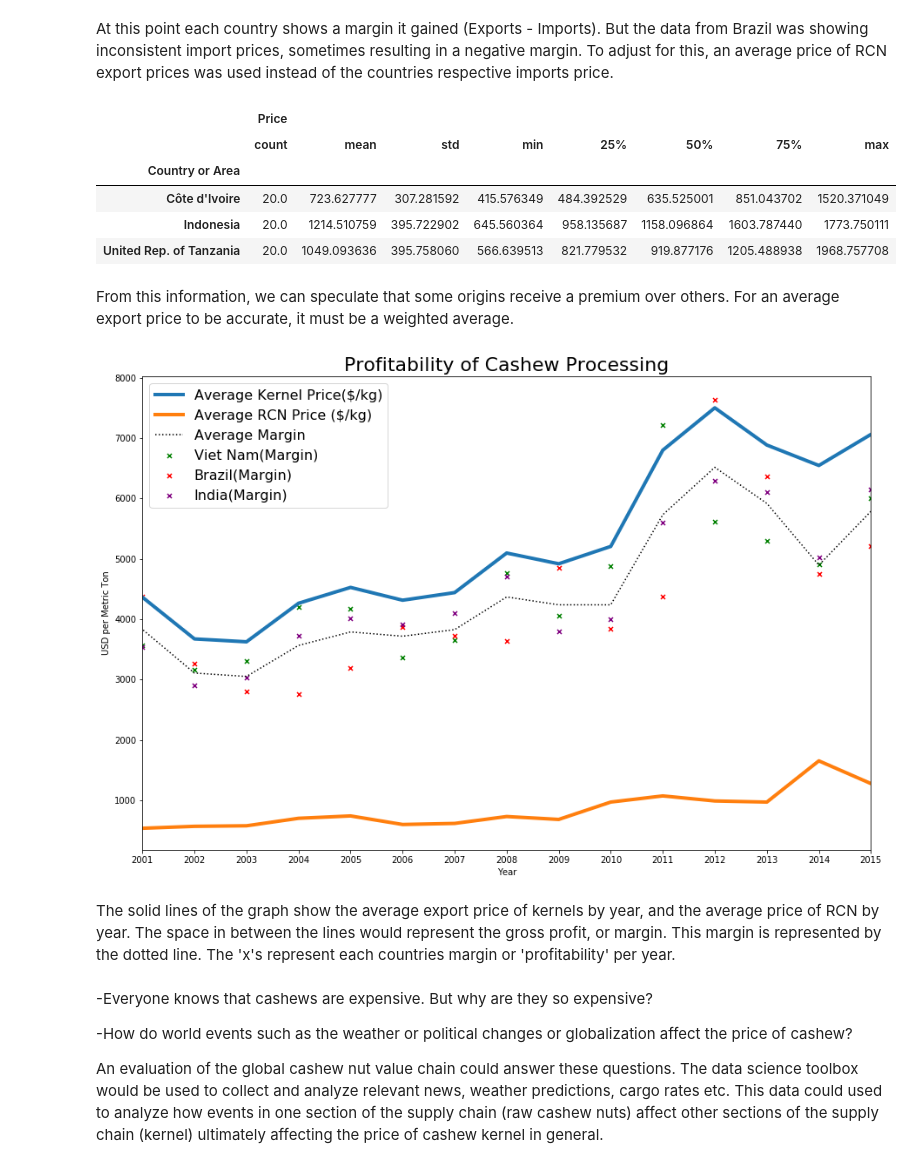
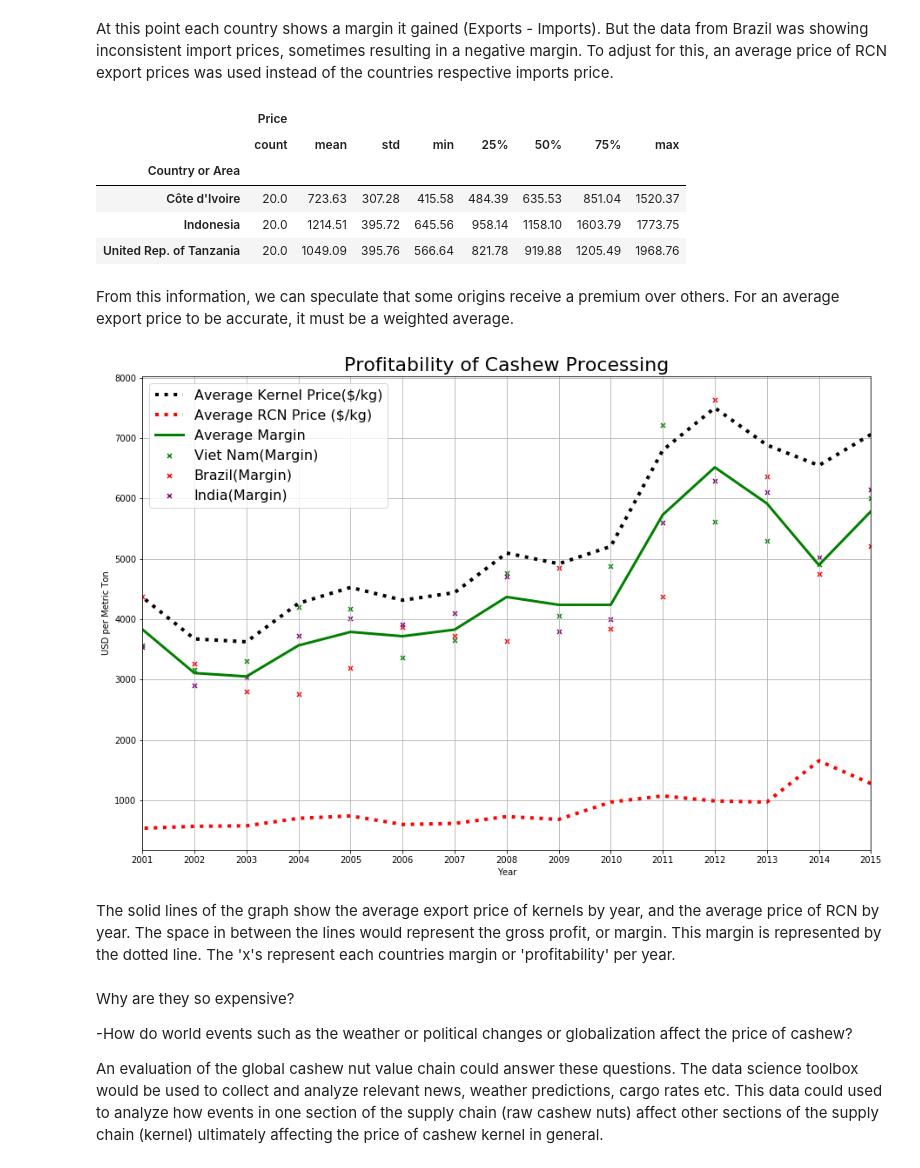
Before and after one commit to ExtraLime/cashew, a Jupyter notebook: cashew-trade.ipynb, the cells around one changed output. Drawn from its saved outputs; the diff is of its cells as text; code cells hidden in the pictures.

```diff
--- a/cashew-trade.ipynb
+++ b/cashew-trade.ipynb
@@ -208,14 +211,14 @@ tzn['Price'] = tzn['Trade (USD)']/tzn['Quantity']
 indo['Price'] = indo['Trade (USD)']/indo['Quantity']
 mkt_exp_price = pd.concat([ivc, tzn, indo])#DF with selected countries
 
-mkt_exp_price[['Price']].groupby(mkt_exp_price['Country or Area']).describe()
+mkt_exp_price[['Price']].groupby(mkt_exp_price['Country or Area']).describe().round(2)
 # %% [output]
 |  | Price |  |  |  |  |  |  |  |
 |  | count | mean | std | min | 25% | 50% | 75% | max |
 | Country or Area |  |  |  |  |  |  |  |  |
-| Côte d'Ivoire | 20.0 | 723.627777 | 307.281592 | 415.576349 | 484.392529 | 635.525001 | 851.043702 | 1520.371049 |
-| Indonesia | 20.0 | 1214.510759 | 395.722902 | 645.560364 | 958.135687 | 1158.096864 | 1603.787440 | 1773.750111 |
-| United Rep. of Tanzania | 20.0 | 1049.093636 | 395.758060 | 566.639513 | 821.779532 | 919.877176 | 1205.488938 | 1968.757708 |
+| Côte d'Ivoire | 20.0 | 723.63 | 307.28 | 415.58 | 484.39 | 635.53 | 851.04 | 1520.37 |
+| Indonesia | 20.0 | 1214.51 | 395.72 | 645.56 | 958.14 | 1158.10 | 1603.79 | 1773.75 |
+| United Rep. of Tanzania | 20.0 | 1049.09 | 395.76 | 566.64 | 821.78 | 919.88 | 1205.49 | 1968.76 |
 # %% [markdown]
 From this information, we can speculate that some origins receive a premium over others. For an average export price to be accurate, it must be a weighted average.
 # %%
@@ -260,39 +263,40 @@ nrm_avg_mar = list(avg_mar['NRM AVG'])
 # %%
 #Plot average RCN price, average kernel price and gross profit by country
 plt.figure(figsize=(15,10))
-plt.plot(years, nrm_avg_exp, label='Average Kernel Price($/kg)', linewidth=4)
-plt.plot(years, adj_mkt_price, label='Average RCN Price ($/kg)', linewidth=4)
-plt.plot(years, nrm_avg_mar, label='Average Margin', color='black', linestyle='dotted')
+plt.plot(years, nrm_avg_exp, label='Average Kernel Price($/kg)', color='black', linestyle='dotted', linewidth=4)
+plt.plot(years, adj_mkt_price, label='Average RCN Price ($/kg)', color='red', linestyle='dotted', linewidth=4)
+plt.plot(years, nrm_avg_mar, label='Average Margin', color='green', linewidth=3)
 plt.scatter(
     x=vprices['Year'],
     y=vprices['Margin'],
     color='green', marker='x',
     s=25, label='Viet Nam(Margin)')
 plt.scatter(
     x=bprices['Year'],
     y=bprices['Margin'],
     color='red', marker='x',
     s=25, label='Brazil(Margin)'
     )
 plt.scatter(
     x=indprices['Year'],
     y=indprices['Margin'],
     color='purple', marker='x',
     s=25, label='India(Margin)')
 plt.xlim(2001,2015)
 plt.xticks(range(2001,2016, 1))
 plt.xlabel('Year')
 plt.ylabel('USD per Metric Ton')
 plt.title("Profitability of Cashew Processing", fontsize=22)
 plt.legend(loc='upper left', fontsize=16)
+plt.grid(True)
 
 plt.show()
 # %% [output]
-[figure, old version]
+[figure, new version]
 # %% [markdown]
 The solid lines of the graph show the average export price of kernels by year, and the average price of RCN by year. The space in between the lines would represent the gross profit, or margin. This margin is represented by the dotted line. The 'x's represent each countries margin or 'profitability' per year.
 # %% [markdown]
--Everyone knows that cashews are expensive. But why are they so expensive?
+Why are they so expensive?
 
 -How do world events such as the weather or political changes or globalization affect the price of cashew?
 
```
Also changed, not shown: parts of 4 cells of this notebook.
